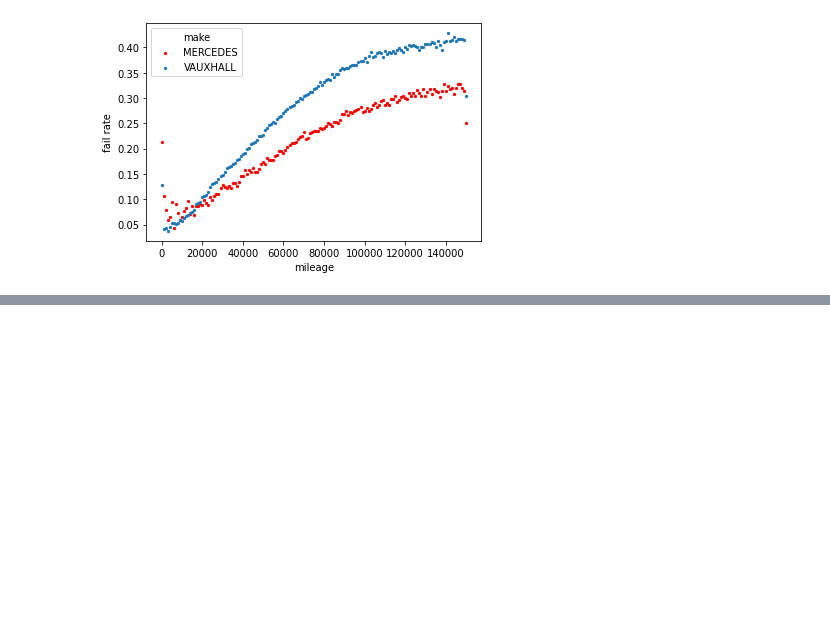
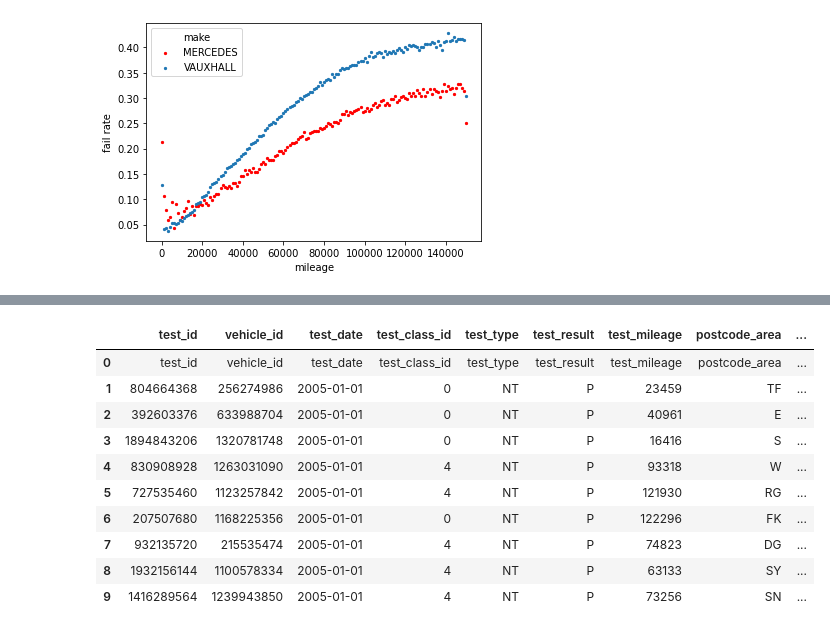
Before and after one commit to michalc/dft-mot-analysis, a Jupyter notebook: explore.ipynb, the cells around one changed output, grey strips where cells are left out. Saved outputs shown, nothing was run; the diff lists cells and outputs as text; code cells hidden in the pictures; blank space fills up the shorter version.

```diff
--- a/explore.ipynb
+++ b/explore.ipynb
@@ -623,0 +788,20 @@ ax.xaxis.get_major_formatter().set_scientific(False)
+# %%
+import sqlite3
+target_db = 'dft-mot-results-and-test-items-2005-to-2020.sqlite'
+con = sqlite3.connect(target_db)
+df = pd.read_sql_query("""
+    SELECT * FROM tests ORDER by rowid LIMIT 10
+""", con)
+df
+# %% [output]
+|  | test_id | vehicle_id | test_date | test_class_id | test_type | test_result | test_mileage | postcode_area | ... |
+| 0 | test_id | vehicle_id | test_date | test_class_id | test_type | test_result | test_mileage | postcode_area | ... |
+| 1 | 804664368 | 256274986 | 2005-01-01 | 0 | NT | P | 23459 | TF | ... |
+| 2 | 392603376 | 633988704 | 2005-01-01 | 0 | NT | P | 40961 | E | ... |
+| 3 | 1894843206 | 1320781748 | 2005-01-01 | 0 | NT | P | 16416 | S | ... |
+| 4 | 830908928 | 1263031090 | 2005-01-01 | 4 | NT | P | 93318 | W | ... |
+| 5 | 727535460 | 1123257842 | 2005-01-01 | 4 | NT | P | 121930 | RG | ... |
+| 6 | 207507680 | 1168225356 | 2005-01-01 | 0 | NT | P | 122296 | FK | ... |
+| 7 | 932135720 | 215535474 | 2005-01-01 | 4 | NT | P | 74823 | DG | ... |
+| 8 | 1932156144 | 1100578334 | 2005-01-01 | 4 | NT | P | 63133 | SY | ... |
+| 9 | 1416289564 | 1239943850 | 2005-01-01 | 4 | NT | P | 73256 | SN | ... |
```
Also changed, not shown: parts of 4 cells of this notebook.
